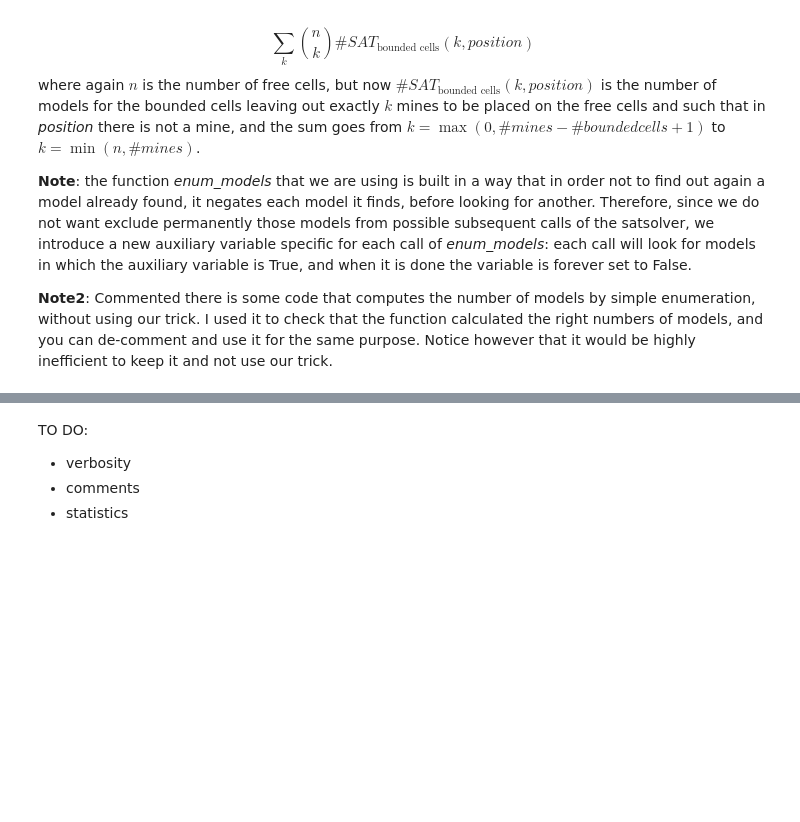
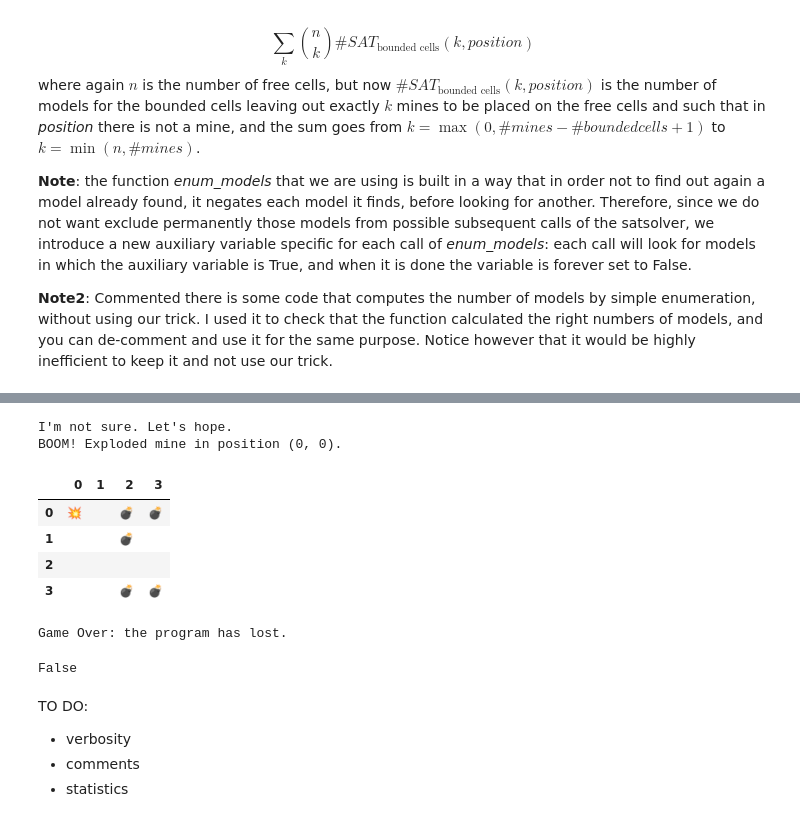
Before and after one commit to dbizzaro/Minesweeper, a Jupyter notebook: Minesweeper_with_SATsolver.ipynb, the cells around one changed output, grey strips where cells are left out. Drawn from its saved outputs; the diff is of its cells as text; code cells hidden in the pictures; blank space fills up the shorter version.

Commit message:
changes to the play_game function, plus added explanations

```diff
--- a/Minesweeper_with_SATsolver.ipynb
+++ b/Minesweeper_with_SATsolver.ipynb
@@ -150,8 +168,7 @@ class Board:
     if the cell contains a mine, then it returns -2, indicating game over
     if the cell is sound and does not contain a mine, then it returns the non-negative number of mines in adjacent cells, which is also set to be shown on the board from now on
     - use verbosity = 0 when you don't want any output at all
-    - use verbosity = 1 when you just want to output what is going on, without displaying the board if it is not game over
-    - use verbosity > 1 when you want also to display the board
+    - use verbosity > 0 when you want to output what is going on (but without displaying the board if it is not game over)
     '''
     n_adj_mines = self.n_adjacent_mines(position)
     if (position in self.__mines):
@@ -163,8 +180,6 @@ class Board:
       self.board[position] = n_adj_mines
       if verbosity > 0:
         print("Revealed position {}, which has {} neighboring mines.".format(position, n_adj_mines))
-        if verbosity > 1:
-          self.show()
       return n_adj_mines
     print('Invalid position')
     return -3
@@ -377,5 +421,15 @@ example.show(True)
 # %%
-play_game(example)
+play_game(example, 2)
+# %% [output]
+I'm not sure. Let's hope.
+BOOM! Exploded mine in position (0, 0).
+|  | 0 | 1 | 2 | 3 |
+| 0 | 💥 |  | 💣 | 💣 |
+| 1 |  |  | 💣 |  |
+| 2 |  |  |  |  |
+| 3 |  |  | 💣 | 💣 |
+Game Over: the program has lost.
+False
 # %% [markdown]
 TO DO:
 
```
Also changed, not shown: parts of 4 cells of this notebook.
